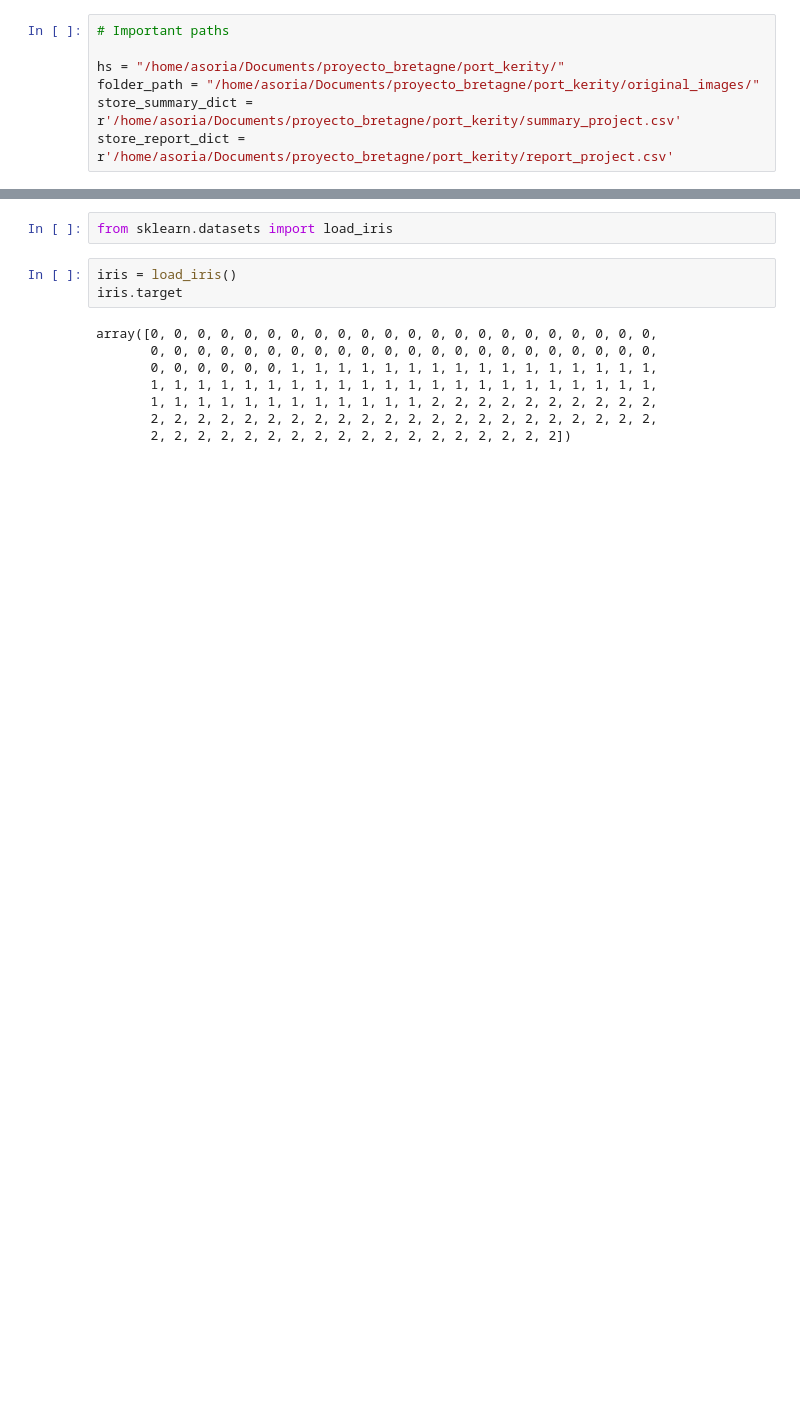
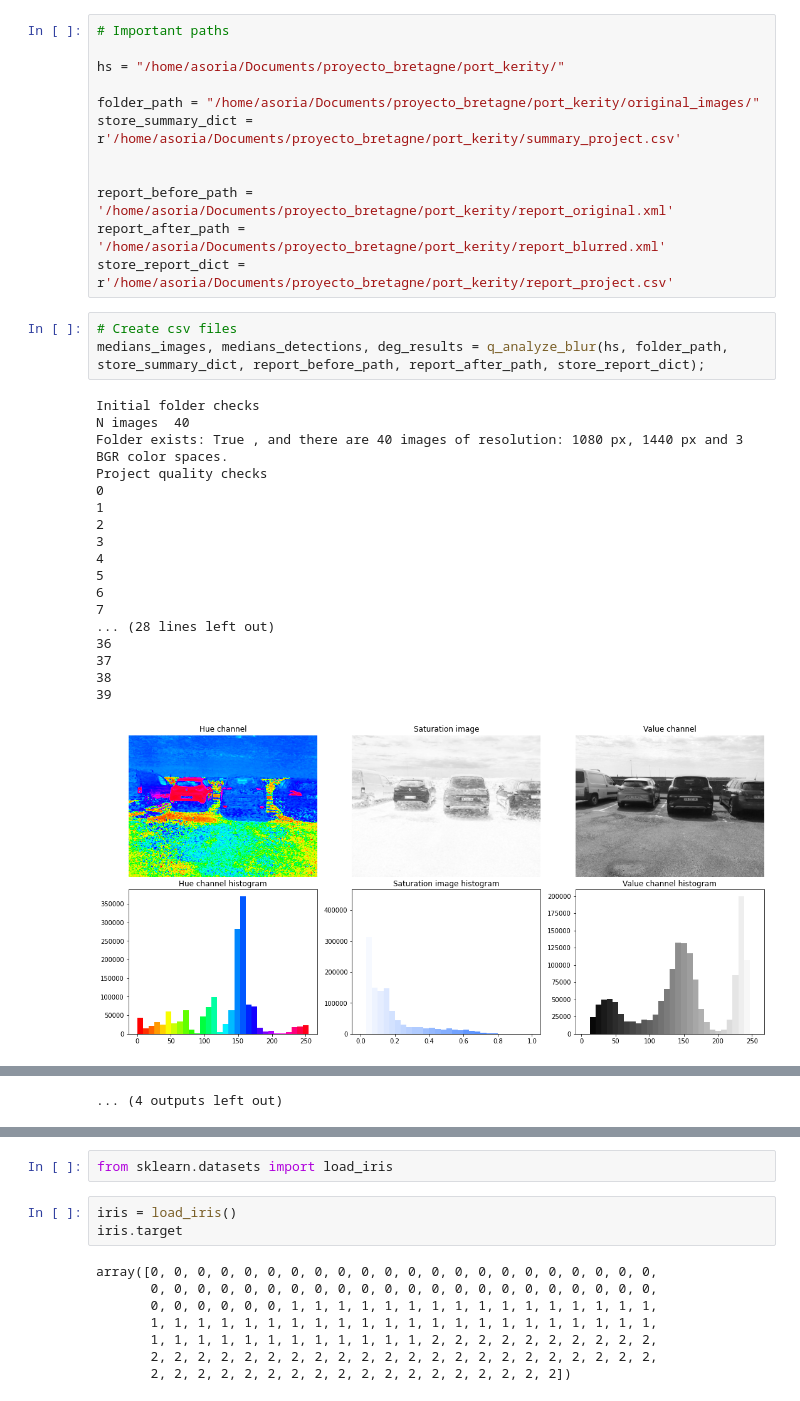
Before and after one commit to asoriagomez/anonymization, a Jupyter notebook: decision_trees.ipynb, the cells around one changed output, grey strips where cells are left out. Cells and saved outputs as stored; diff of their text form; blank space fills up the shorter version.

Commit message:
add visualization parameters

```diff
--- a/decision_trees.ipynb
+++ b/decision_trees.ipynb
@@ -18,6 +19,33 @@ from quick_a_b import *
 # Important paths
 
 hs = "/home/asoria/Documents/proyecto_bretagne/port_kerity/"
+
 folder_path = "/home/asoria/Documents/proyecto_bretagne/port_kerity/original_images/"
 store_summary_dict = r'/home/asoria/Documents/proyecto_bretagne/port_kerity/summary_project.csv'
+
+
+report_before_path = '/home/asoria/Documents/proyecto_bretagne/port_kerity/report_original.xml'
+report_after_path = '/home/asoria/Documents/proyecto_bretagne/port_kerity/report_blurred.xml'
 store_report_dict = r'/home/asoria/Documents/proyecto_bretagne/port_kerity/report_project.csv'
+# %%
+# Create csv files
+medians_images, medians_detections, deg_results = q_analyze_blur(hs, folder_path, store_summary_dict, report_before_path, report_after_path, store_report_dict);
+# %% [output]
+Initial folder checks
+N images  40
+Folder exists: True , and there are 40 images of resolution: 1080 px, 1440 px and 3 BGR color spaces.
+Project quality checks
+0
+1
+2
+3
+4
+5
+6
+7
+... (28 lines left out)
+36
+37
+38
+39
+[figure, added]
@@ -24,2 +70,3 @@ store_report_dict = r'/home/asoria/Documents/proyecto_bretagne/port_kerity/repor
+... (4 outputs left out)
 # %%
 # Read csv into dictionary with adequate form
```
Also changed, not shown: parts of 4 cells of this notebook, 7 other files.
